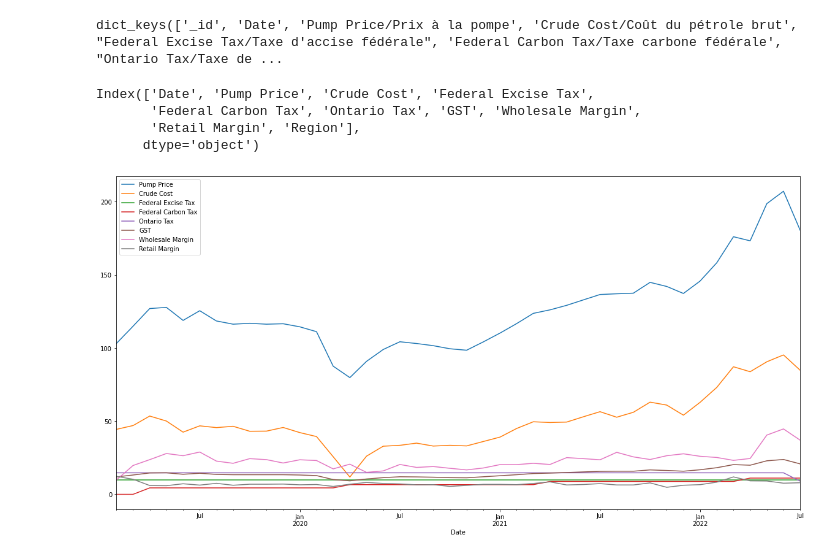
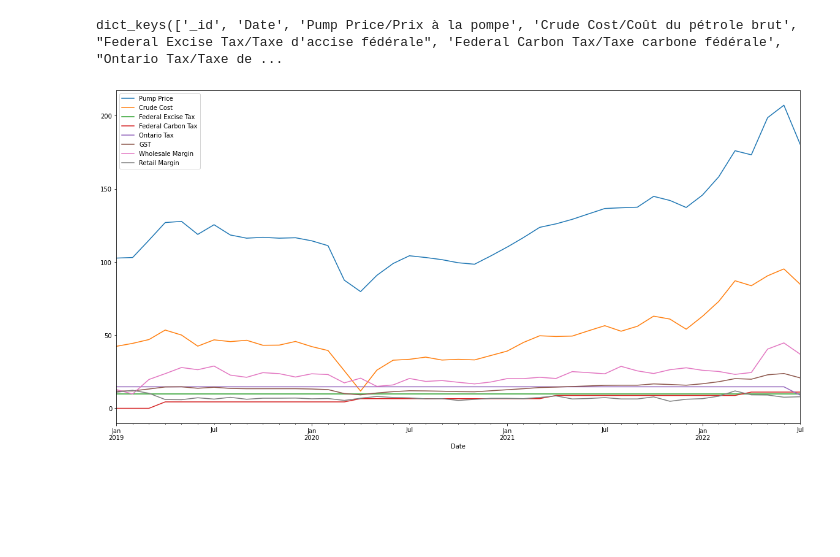
Before and after one commit to marnitam/python, a Jupyter notebook: gasolinereport.ipynb, the cells around one changed output. Cells and saved outputs as stored; diff of their text form; code cells hidden in the pictures; blank space fills up the shorter version.

```diff
--- a/gasolinereport.ipynb
+++ b/gasolinereport.ipynb
@@ -17,23 +19,22 @@ dict_keys(['_id', 'Date', 'Pump Price/Prix à la pompe', 'Crude Cost/Coût du p
 # %%
 import pandas as pd
 from IPython.display import display
 from datetime import datetime
 pd.set_option('display.max_columns', None)
 pd.set_option('display.max_rows', None)
-#df = pd.DataFrame.from_dict(data["result"]["records"])
 csv_url = "https://ontario.ca/v1/files/fuel-prices/pumppricesall.csv"
 df = pd.read_csv(csv_url,delimiter=",", encoding="latin1")
+
+# the bilingual column names have encoding issues in the csv file so I dropped the French column labels
 cols = list(df.columns)
 df.columns = [x.split("/")[0].strip() for x in cols]
 #print(df.columns)
 df.Date = pd.to_datetime(df['Date'], format='%Y-%m-%d %H:%M:%S.%f')
 #display(df)
-to_df = df[(df["Region"] == "Toronto") & (df["Date"] > datetime(2019, 1, 1))]
+
+# only shows Toronto gas price information dated after Dec 31st 2018
+to_df = df[(df["Region"] == "Toronto") & (df["Date"] > datetime(2018, 12, 31))]
 to_df.set_index(['Date'],inplace=True)
 lines = to_df.plot(figsize=(20,10))
 # %% [output]
-Index(['Date', 'Pump Price', 'Crude Cost', 'Federal Excise Tax',
-       'Federal Carbon Tax', 'Ontario Tax', 'GST', 'Wholesale Margin',
-       'Retail Margin', 'Region'],
-      dtype='object')
-[figure, old version]
+[figure, new version]
```
Also changed, not shown: parts of 1 cell of this notebook.
